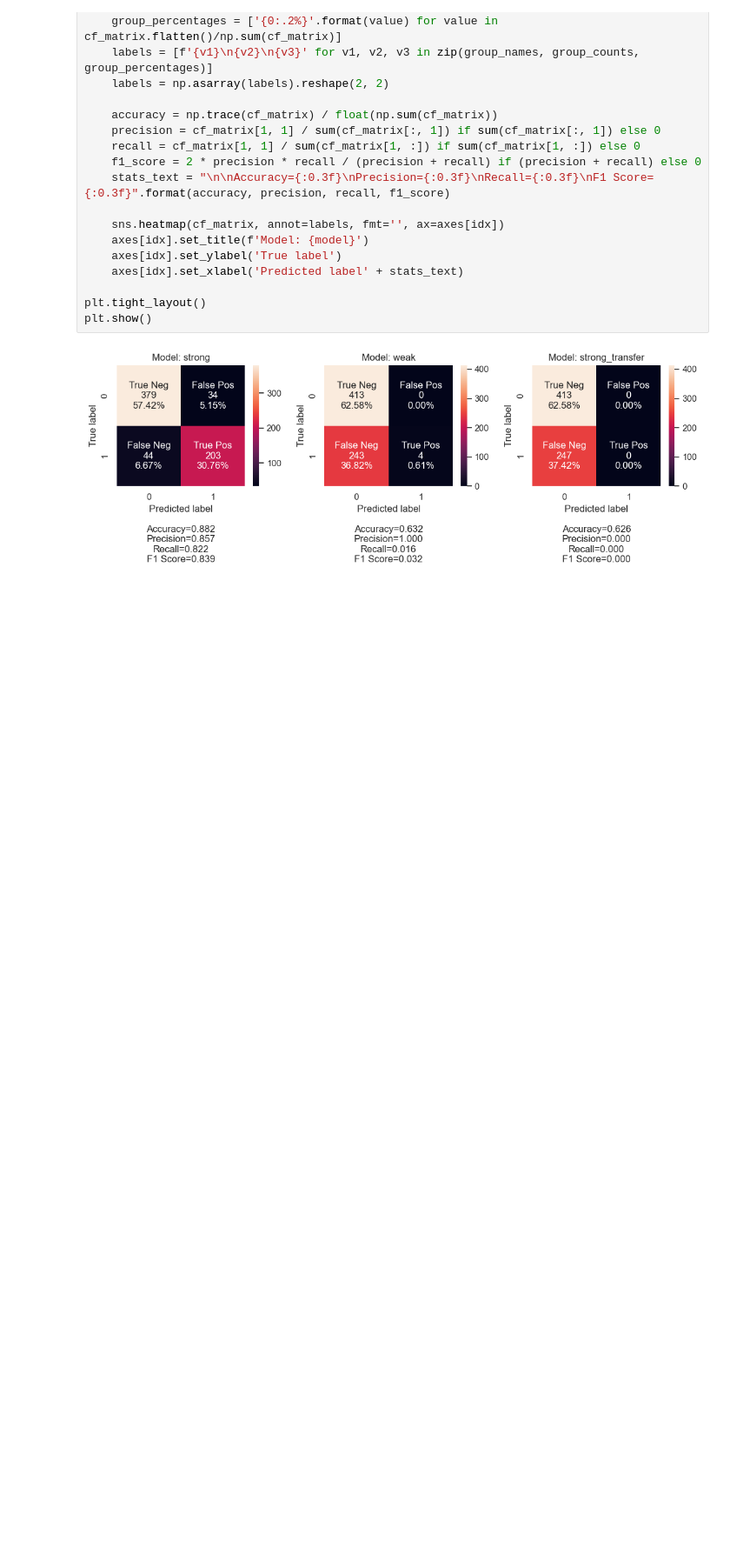
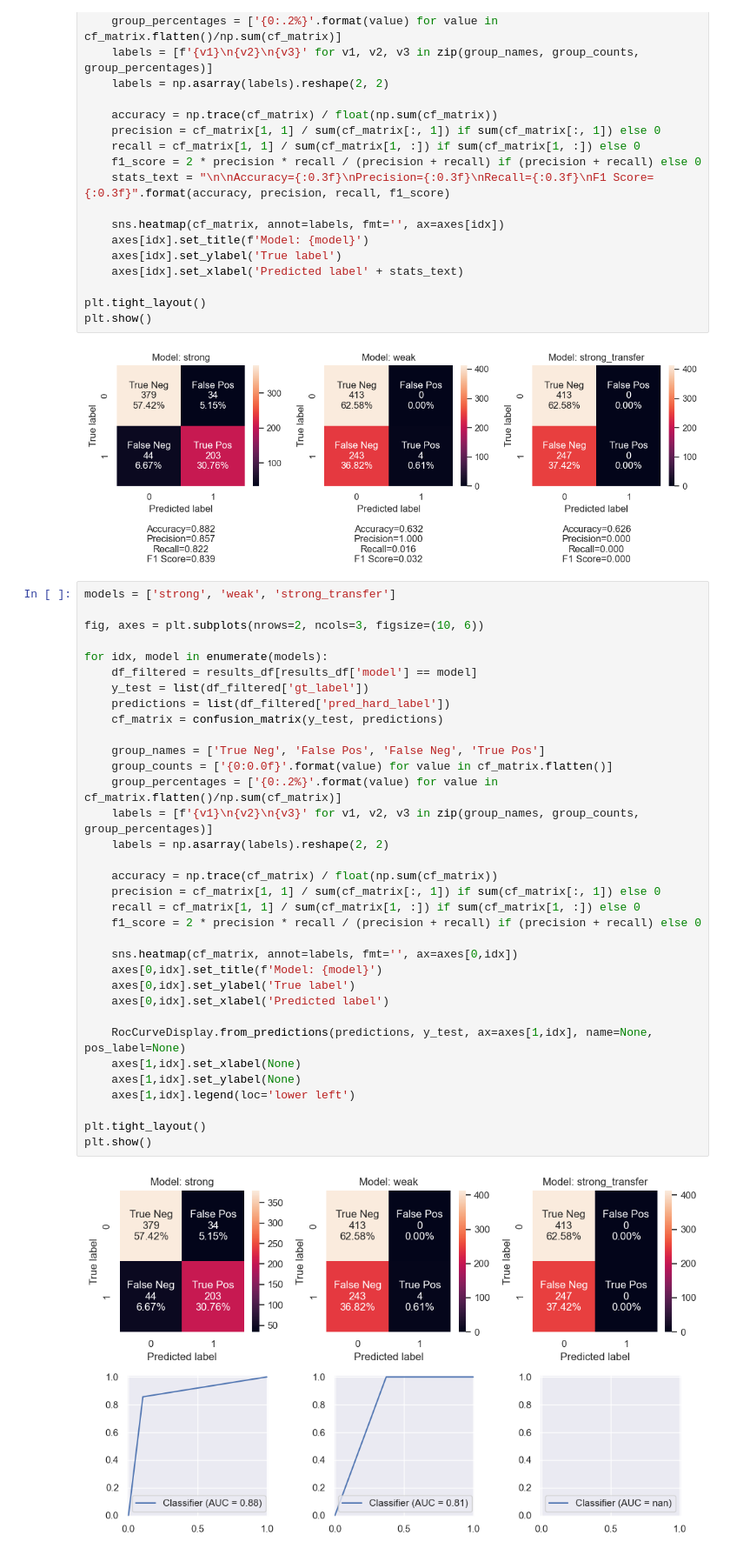
Before and after one commit to aashnapshah/weak-to-strong-expts, a Jupyter notebook: notebooks/mpotta_20240426_analysis_shadr.ipynb, the cells around one changed output. Shown at 87% size. Saved outputs shown, nothing was run; the diff lists cells and outputs as text; blank space fills up the shorter version.

```diff
--- a/notebooks/mpotta_20240426_analysis_shadr.ipynb
+++ b/notebooks/mpotta_20240426_analysis_shadr.ipynb
@@ -106,3 +114,39 @@ plt.tight_layout()
 plt.show()
 # %% [output]
 [figure]
+# %%
+models = ['strong', 'weak', 'strong_transfer']
+
+fig, axes = plt.subplots(nrows=2, ncols=3, figsize=(10, 6))
+
+for idx, model in enumerate(models):
+    df_filtered = results_df[results_df['model'] == model]
+    y_test = list(df_filtered['gt_label'])
+    predictions = list(df_filtered['pred_hard_label'])
+    cf_matrix = confusion_matrix(y_test, predictions)
+
+    group_names = ['True Neg', 'False Pos', 'False Neg', 'True Pos']
+    group_counts = ['{0:0.0f}'.format(value) for value in cf_matrix.flatten()]
+    group_percentages = ['{0:.2%}'.format(value) for value in cf_matrix.flatten()/np.sum(cf_matrix)]
+    labels = [f'{v1}\n{v2}\n{v3}' for v1, v2, v3 in zip(group_names, group_counts, group_percentages)]
+    labels = np.asarray(labels).reshape(2, 2)
+
+    accuracy = np.trace(cf_matrix) / float(np.sum(cf_matrix))
+    precision = cf_matrix[1, 1] / sum(cf_matrix[:, 1]) if sum(cf_matrix[:, 1]) else 0
+    recall = cf_matrix[1, 1] / sum(cf_matrix[1, :]) if sum(cf_matrix[1, :]) else 0
+    f1_score = 2 * precision * recall / (precision + recall) if (precision + recall) else 0
+
+    sns.heatmap(cf_matrix, annot=labels, fmt='', ax=axes[0,idx])
+    axes[0,idx].set_title(f'Model: {model}')
+    axes[0,idx].set_ylabel('True label')
+    axes[0,idx].set_xlabel('Predicted label')
+
+    RocCurveDisplay.from_predictions(predictions, y_test, ax=axes[1,idx], name=None, pos_label=None)
+    axes[1,idx].set_xlabel(None)
+    axes[1,idx].set_ylabel(None)
+    axes[1,idx].legend(loc='lower left')
+
+plt.tight_layout()
+plt.show()
+# %% [output]
+[figure, added]
```
Also changed, not shown: parts of 3 cells of this notebook.
